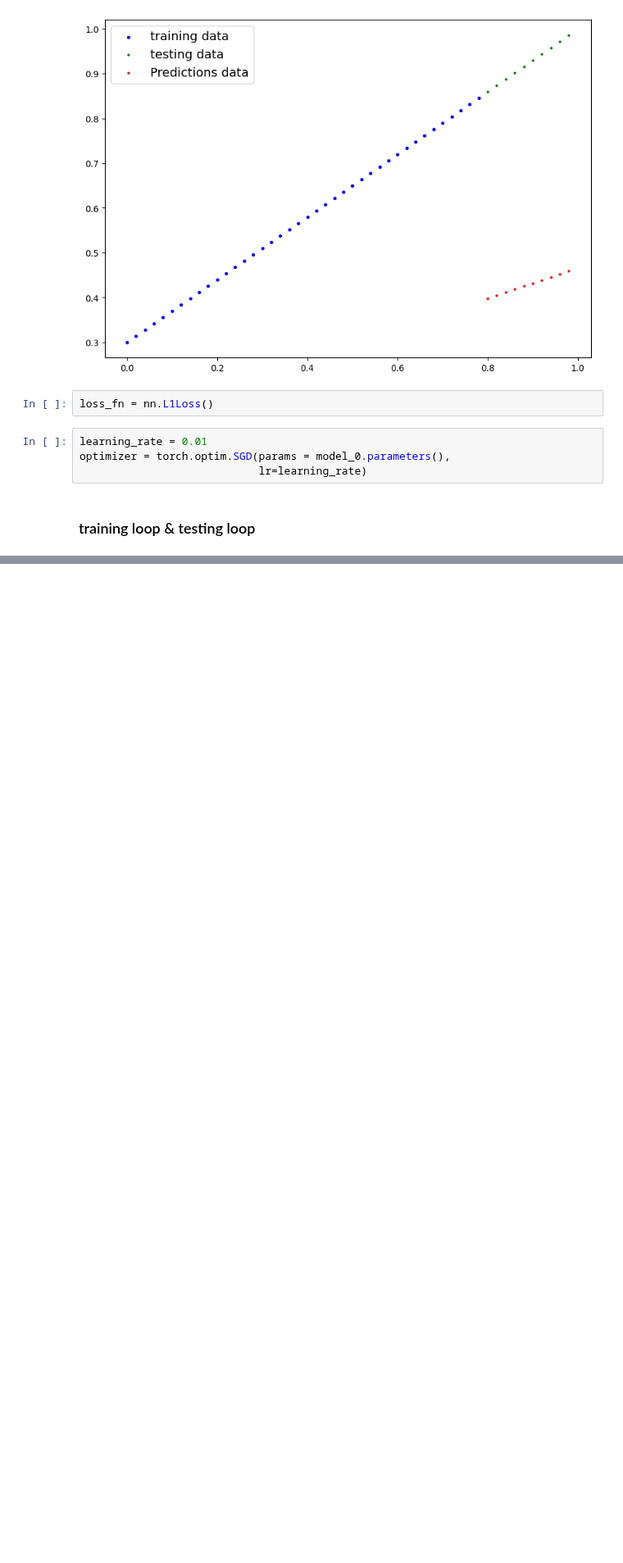
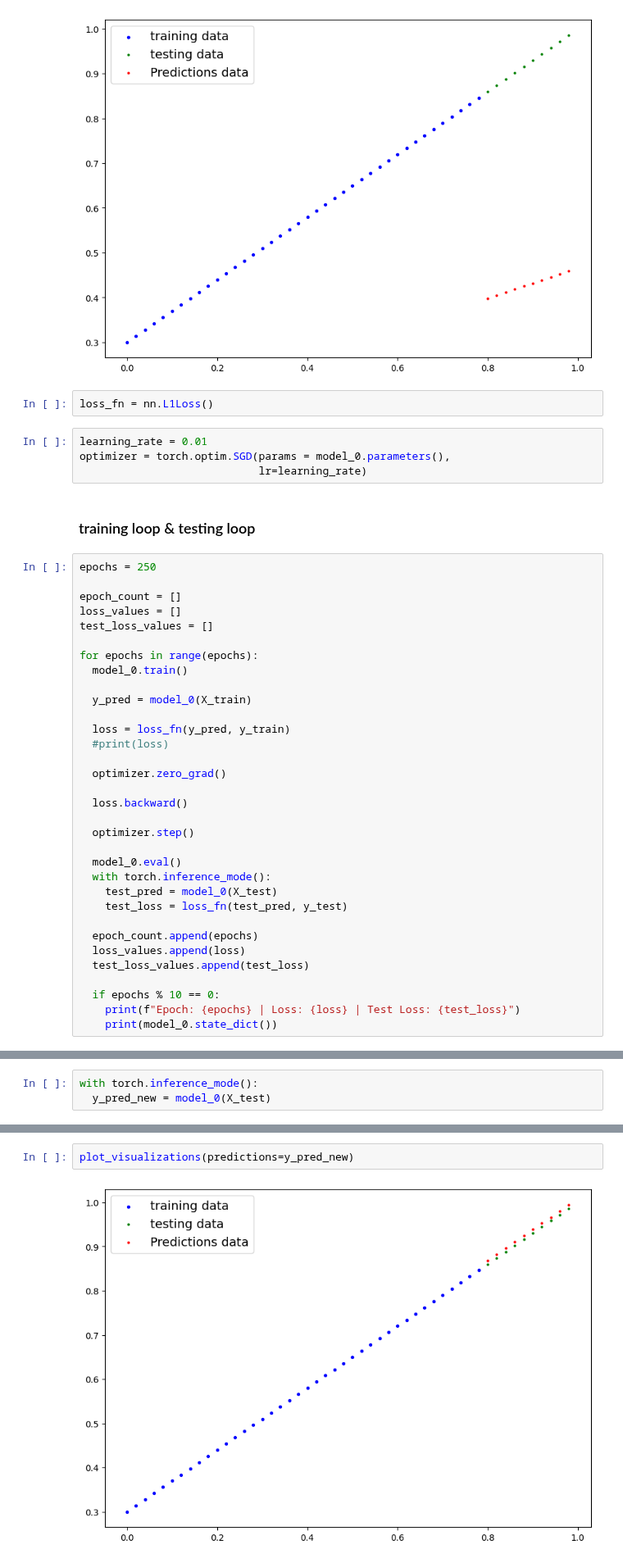
Before and after one commit to raviakasapu/DeepLearningPyTorch, a Jupyter notebook: 01_PyTorch_Workflow.ipynb, the cells around one changed output, grey strips where cells are left out. Shown at 82% size. Saved outputs shown, nothing was run; the diff lists cells and outputs as text; blank space fills up the shorter version.

```diff
--- a/01_PyTorch_Workflow.ipynb
+++ b/01_PyTorch_Workflow.ipynb
@@ -135,3 +135,36 @@ optimizer = torch.optim.SGD(params = model_0.parameters(),
                             lr=learning_rate)
 # %% [markdown]
 ### training loop & testing loop
+# %%
+epochs = 250
+
+epoch_count = []
+loss_values = []
+test_loss_values = []
+
+for epochs in range(epochs):
+  model_0.train()
+
+  y_pred = model_0(X_train)
+
+  loss = loss_fn(y_pred, y_train)
+  #print(loss)
+
+  optimizer.zero_grad()
+
+  loss.backward()
+
+  optimizer.step()
+
+  model_0.eval()
+  with torch.inference_mode():
+    test_pred = model_0(X_test)
+    test_loss = loss_fn(test_pred, y_test)
+
+  epoch_count.append(epochs)
+  loss_values.append(loss)
+  test_loss_values.append(test_loss)
+
+  if epochs % 10 == 0:
+    print(f"Epoch: {epochs} | Loss: {loss} | Test Loss: {test_loss}")
+    print(model_0.state_dict())
@@ -137,0 +189,3 @@ optimizer = torch.optim.SGD(params = model_0.parameters(),
+# %%
+with torch.inference_mode():
+  y_pred_new = model_0(X_test)
@@ -137,0 +196,4 @@ optimizer = torch.optim.SGD(params = model_0.parameters(),
+# %%
+plot_visualizations(predictions=y_pred_new)
+# %% [output]
+[figure, added]
```
Also changed, not shown: parts of 9 cells of this notebook.
